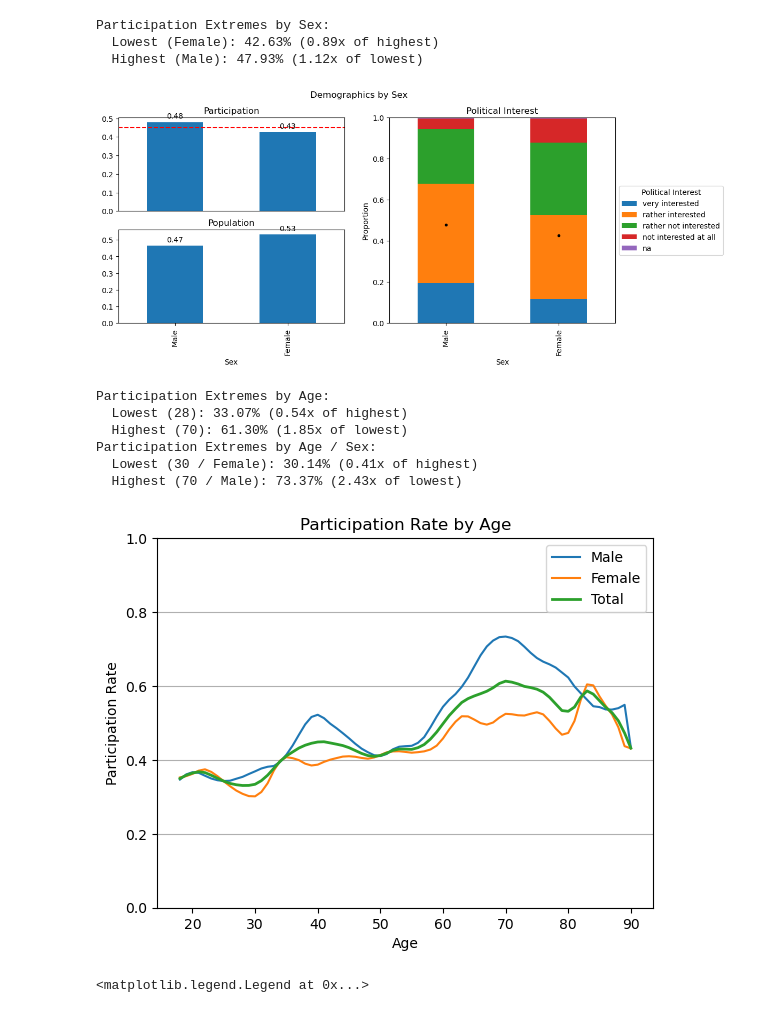
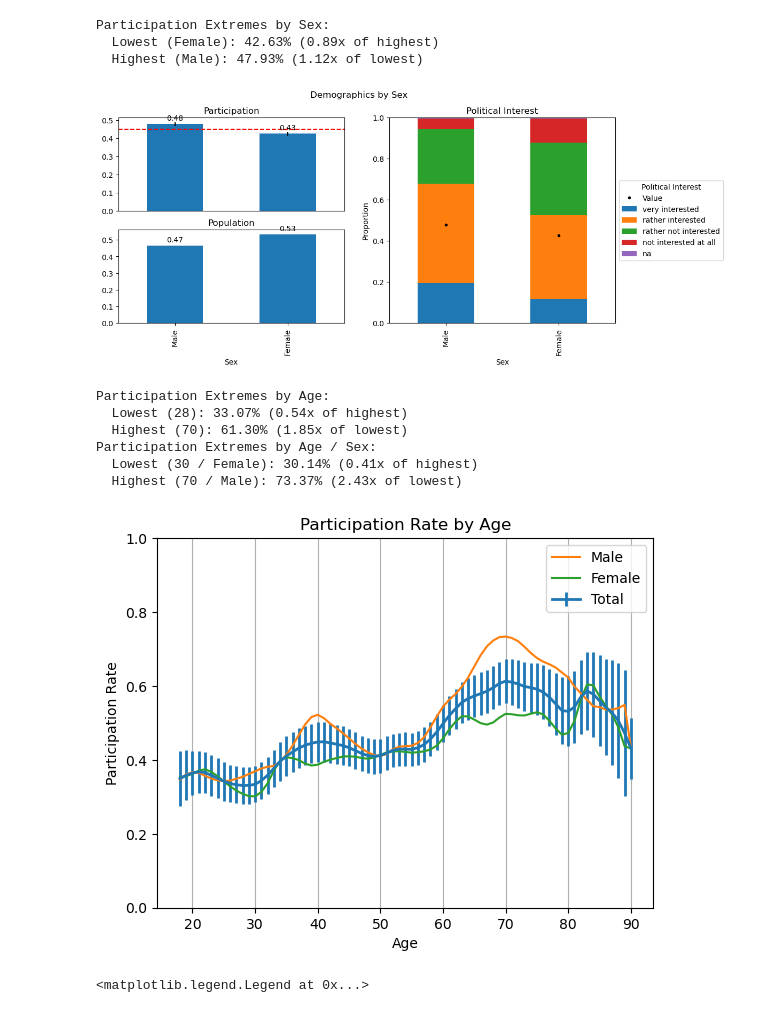
Before and after one commit to tschai-yim/swiss-elections-study, a Jupyter notebook: participation.ipynb, the cells around one changed output. Drawn from its saved outputs; the diff is of its cells as text; code cells hidden in the pictures.

Commit message:
feat: add error margin calculation

```diff
--- a/participation.ipynb
+++ b/participation.ipynb
@@ -156,12 +176,12 @@ def plot_population(
 # %%
 REAL_2019_TURNOUT = 0.451
-print(f'Selects turnout: {mean_participation(selects_year_df):.3f}')
-print(f'Raw selects turnout: {mean_participation(raw_selects_year_df):.3f}')
+print(f'Selects turnout: {format_uncertain_value(*mean_participation(selects_year_df))}')
+print(f'Raw selects turnout: {format_uncertain_value(*mean_participation(raw_selects_year_df))}')
 print(f'BFS turnout: {REAL_2019_TURNOUT:.3f}')
 
 
 def _correct_participation(selects: pd.DataFrame) -> pd.DataFrame:
-    turnout = mean_participation(selects)
+    turnout = mean_participation(selects)['Value']
     corrected = selects.copy()
     voted_mask = corrected['vp1'] == 'yes'
     corrected.loc[voted_mask, 'weightc'] *= REAL_2019_TURNOUT / turnout
@@ -171,6 +191,6 @@ def _correct_participation(selects: pd.DataFrame) -> pd.DataFrame:
 
 corrected_selects_year_df = _correct_participation(selects_year_df)
 corrected_raw_selects_year_df = _correct_participation(raw_selects_year_df)
-print(f'Corrected selects turnout: {mean_participation(corrected_selects_year_df):.3f}')
-print(f'Corrected raw selects turnout: {mean_participation(corrected_raw_selects_year_df):.3f}')
+print(f'Corrected selects turnout: {format_uncertain_value(*mean_participation(corrected_selects_year_df))}')
+print(f'Corrected raw selects turnout: {format_uncertain_value(*mean_participation(corrected_raw_selects_year_df))}')
 # %% [output]
@@ -322,40 +342,43 @@ for attribute, metrics in analyze_candidates.head(5).iterrows():
 # %%
 sex_grouping = corrected_selects_year_df.groupby(SEX_ATTR, observed=False)
 plot_attribute(SEX_ATTR, sex_grouping)
-describe_participation_extremes(sex_grouping.apply(mean_participation, include_groups=False))
+describe_participation_extremes(get_mean_participation(sex_grouping)['Value'])
 # %% [output]
 Participation Extremes by Sex:
   Lowest (Female): 42.63% (0.89x of highest)
   Highest (Male): 47.93% (1.12x of lowest)
-[figure, old version]
+[figure, new version]
 # %%
 # Group very old people into a single group because of their small sample size
-age_grouping = corrected_selects_year_df[AGE_ATTR].clip(upper=90)
+MAX_AGE = 90
+age_grouping = corrected_selects_year_df[AGE_ATTR].clip(upper=MAX_AGE)
+age_electorate = electorate_year_df.groupby(electorate_year_df[AGE_ATTR].clip(upper=MAX_AGE))[POPULATION_ATTR].sum()
 # %%
 age_sex_participation = corrected_selects_year_df.groupby([age_grouping, SEX_ATTR], dropna=False, observed=True) \
     .apply(mean_participation, include_groups=False)
 age_participation = corrected_selects_year_df.groupby(age_grouping).apply(mean_participation)
 
-ax = age_sex_participation.unstack(level=SEX_ATTR).plot(
+ax = age_participation['Value'].rename('Total').plot(linewidth=2, yerr=age_participation['Error'])
+age_sex_participation['Value'].unstack(level=SEX_ATTR).plot(
     ylim=(0, 1),
     title='Participation Rate by Age',
     ylabel='Participation Rate',
     grid=True,
+    ax=ax
 )
-age_participation.rename('Total').plot(ax=ax, linewidth=2)
 ax.grid(axis='y')
 ax.legend()
 
-describe_participation_extremes(age_participation)
-describe_participation_extremes(age_sex_participation)
+describe_participation_extremes(age_participation['Value'])
+describe_participation_extremes(age_sex_participation['Value'])
 # %% [output]
 Participation Extremes by Age:
   Lowest (28): 33.07% (0.54x of highest)
   Highest (70): 61.30% (1.85x of lowest)
 Participation Extremes by Age / Sex:
   Lowest (30 / Female): 30.14% (0.41x of highest)
   Highest (70 / Male): 73.37% (2.43x of lowest)
-[figure, old version]
+[figure, new version]
 # %%
 _SEX_LINE_STYLE = {
     SEX_MALE: '--',
```
Also changed, not shown: parts of 12 cells of this notebook, 2 other files.
